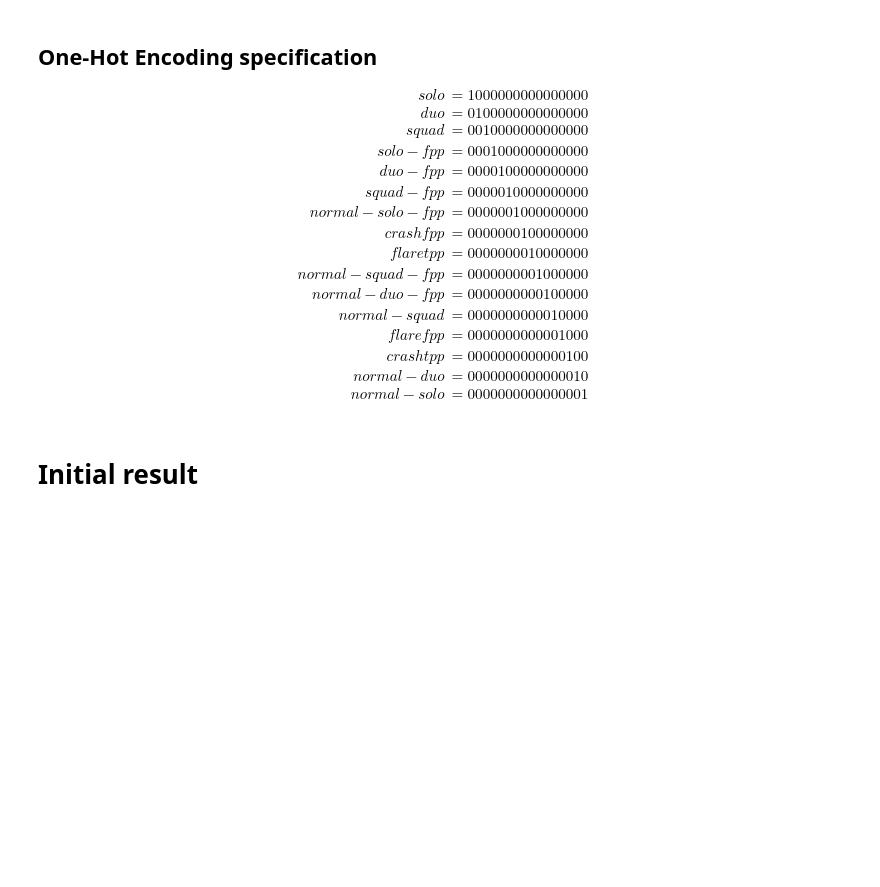
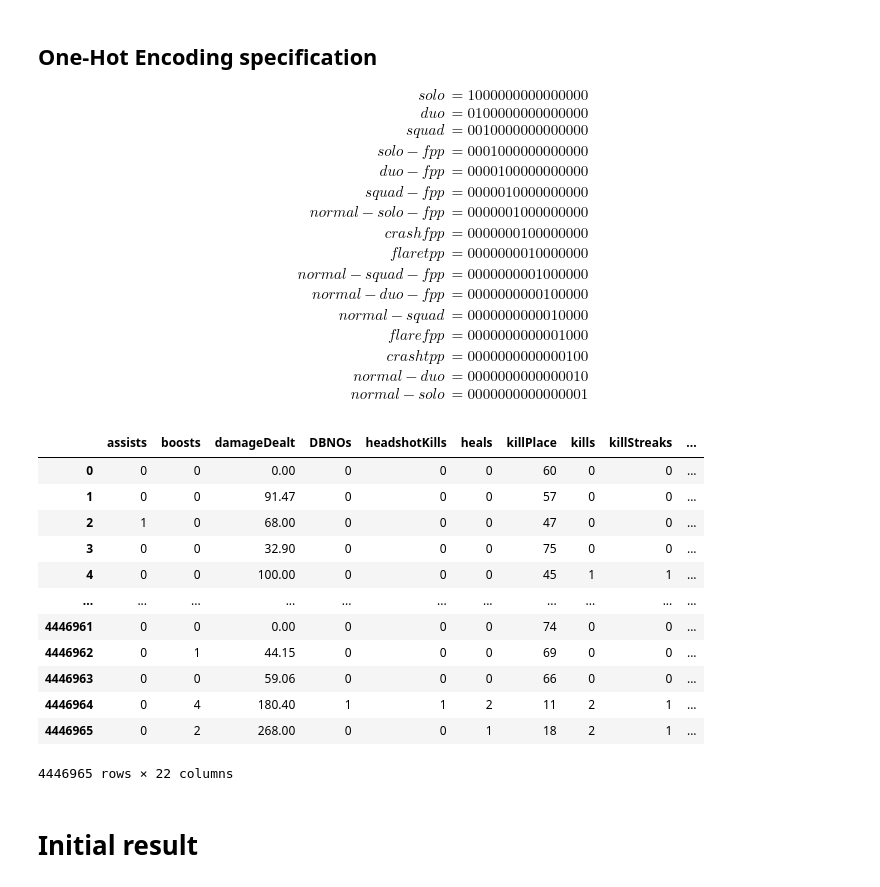
Before and after one commit to KefanWang/Investigation-of-the-Use-of-Player-Type-Clustering-in-Predicting-the-Finish-Placement-of-PUBG, a Jupyter notebook: PUBG.ipynb, the cells around one changed output. Cells and saved outputs as stored; diff of their text form; code cells hidden in the pictures; blank space fills up the shorter version.

```diff
--- a/PUBG.ipynb
+++ b/PUBG.ipynb
@@ -122,18 +123,21 @@ normal-solo &= 0000000000000001
 # %%
 def filterPUBG(train_data):
 
+    #Delete irrelevant data: Id, GroupId, matchId
+    #Delete inconsistent data (for now): rankPoints, killPoints, winPoints
+    train_value = train_data.drop(["Id","groupId","matchId","rankPoints","killPoints","winPoints"],axis=1)
+
     #Delete the data with missing values (-1)
-    train_value = train_data[train_data.select_dtypes(include=[np.number]).ge(0).all(1)]
+    train_value = train_value[train_value.select_dtypes(include=[np.number]).ge(0).all(1)]
 
     #Extract the target values
     y = train_value["winPlacePerc"]
 
-    #Delete irrelevant data: Id, GroupId, matchId
-    #Delete inconsistent data (for now): rankPoints, killPoints, winPoints
-    train_value = train_value.drop(["Id","groupId","matchId","rankPoints","killPoints","winPoints","winPlacePerc"],axis=1)
+    #Delete winPlacePerc
+    filtered = train_value.drop(["winPlacePerc"],axis=1)
 
     #Do One-Hot Encoding for "matchType"
-    X = train_value.replace(
+    X = filtered.replace(
         ["solo", "duo", "squad",
          "solo-fpp", "duo-fpp", "squad-fpp",
          "normal-solo-fpp","crashfpp","flaretpp",
@@ -147,5 +151,23 @@ def filterPUBG(train_data):
          "0000000000001000", "0000000000000100", "0000000000000010",
          "0000000000000001"]
     )
-    return X,y,train_value
+
+    return X,y,filtered
+# %%
+X,y,filtered = filterPUBG(train_data)
+X
+# %% [output]
+|  | assists | boosts | damageDealt | DBNOs | headshotKills | heals | killPlace | kills | killStreaks | ... |
+| 0 | 0 | 0 | 0.00 | 0 | 0 | 0 | 60 | 0 | 0 | ... |
+| 1 | 0 | 0 | 91.47 | 0 | 0 | 0 | 57 | 0 | 0 | ... |
+| 2 | 1 | 0 | 68.00 | 0 | 0 | 0 | 47 | 0 | 0 | ... |
+| 3 | 0 | 0 | 32.90 | 0 | 0 | 0 | 75 | 0 | 0 | ... |
+| 4 | 0 | 0 | 100.00 | 0 | 0 | 0 | 45 | 1 | 1 | ... |
+| ... | ... | ... | ... | ... | ... | ... | ... | ... | ... | ... |
+| 4446961 | 0 | 0 | 0.00 | 0 | 0 | 0 | 74 | 0 | 0 | ... |
+| 4446962 | 0 | 1 | 44.15 | 0 | 0 | 0 | 69 | 0 | 0 | ... |
+| 4446963 | 0 | 0 | 59.06 | 0 | 0 | 0 | 66 | 0 | 0 | ... |
+| 4446964 | 0 | 4 | 180.40 | 1 | 1 | 2 | 11 | 2 | 1 | ... |
+| 4446965 | 0 | 2 | 268.00 | 0 | 0 | 1 | 18 | 2 | 1 | ... |
+4446965 rows × 22 columns
 # %%
```
Also changed, not shown: parts of 5 cells of this notebook.
